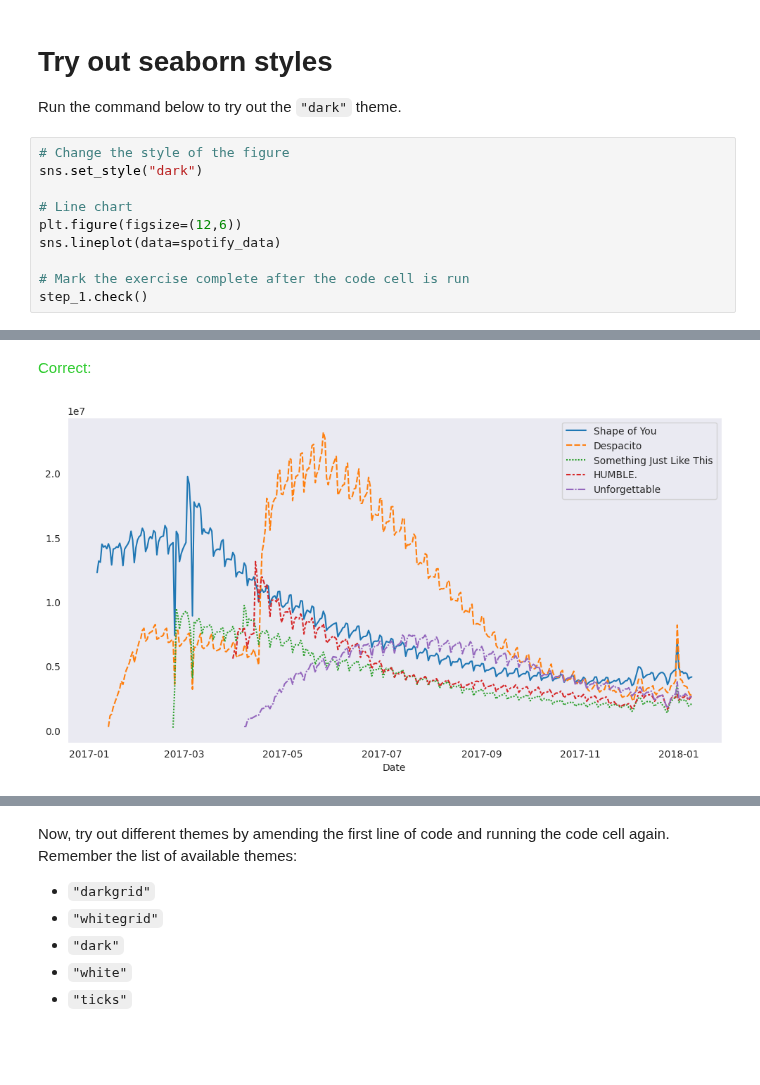
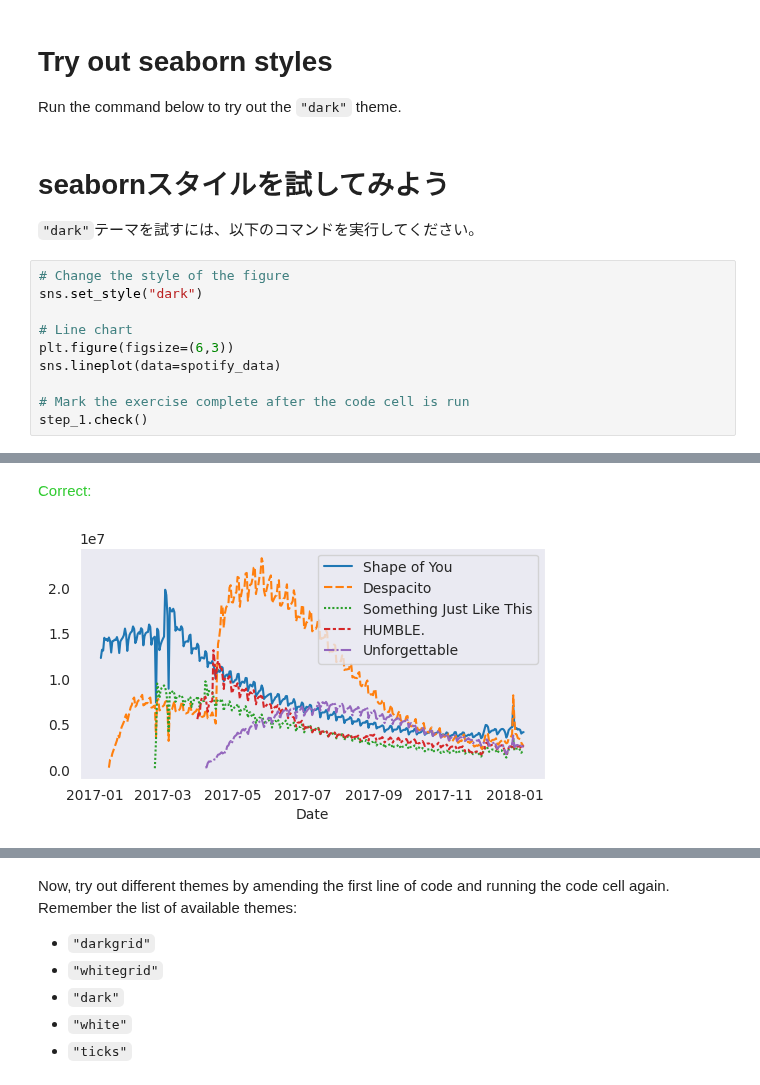
Before and after one commit to manul280/Kaggle, a Jupyter notebook: DataVisualization/6B-Exercise-ChoosingPlotTypesAndCustomStyles.ipynb, the cells around one changed output, grey strips where cells are left out. Drawn from its saved outputs; the diff is of its cells as text; blank space fills up the shorter version.

Commit message:
Kaggle Notebook | DaV6-Exercise: ChoosingPlotTypesAndCustomStyles | Version 3

```diff
--- a/DataVisualization/6B-Exercise-ChoosingPlotTypesAndCustomStyles.ipynb
+++ b/DataVisualization/6B-Exercise-ChoosingPlotTypesAndCustomStyles.ipynb
@@ -48,17 +58,21 @@ spotify_data = pd.read_csv(spotify_filepath, index_col="Date", parse_dates=True)
 # Try out seaborn styles
 
 Run the command below to try out the `"dark"` theme.
+# %% [markdown]
+# seabornスタイルを試してみよう
+
+`"dark"`テーマを試すには、以下のコマンドを実行してください。
 # %%
 # Change the style of the figure
 sns.set_style("dark")
 
 # Line chart
-plt.figure(figsize=(12,6))
+plt.figure(figsize=(6,3))
 sns.lineplot(data=spotify_data)
 
 # Mark the exercise complete after the code cell is run
 step_1.check()
 # %% [output]
 [interactive output not drawn]
 <span style="color:#33cc33">Correct:</span>
-[figure, old version]
+[figure, new version]
```
Also changed, not shown: parts of 8 cells of this notebook.
